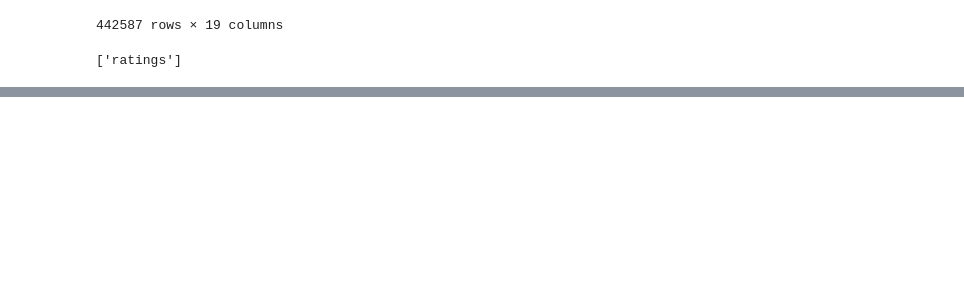
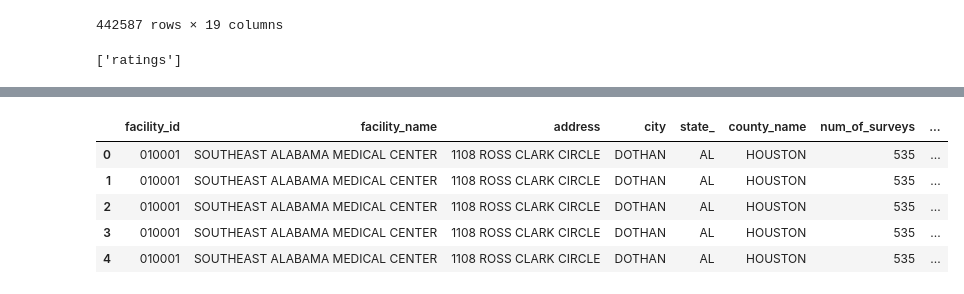
Before and after one commit to RainRad/ETL-Project, a Jupyter notebook: Hospital_ratings.ipynb, the cells around one changed output, grey strips where cells are left out. Drawn from its saved outputs; the diff is of its cells as text; code cells hidden in the pictures; blank space fills up the shorter version.

```diff
--- a/Hospital_ratings.ipynb
+++ b/Hospital_ratings.ipynb
@@ -87,0 +83,10 @@ DataError: (psycopg2.errors.StringDataRightTruncation) value too long for type c
+# %%
+#confirm by querying ratings table
+pd.read_sql_query('select * from ratings', con=engine).head()
+# %% [output]
+|  | facility_id | facility_name | address | city | state_ | county_name | num_of_surveys | ... |
+| 0 | 010001 | SOUTHEAST ALABAMA MEDICAL CENTER | 1108 ROSS CLARK CIRCLE | DOTHAN | AL | HOUSTON | 535 | ... |
+| 1 | 010001 | SOUTHEAST ALABAMA MEDICAL CENTER | 1108 ROSS CLARK CIRCLE | DOTHAN | AL | HOUSTON | 535 | ... |
+| 2 | 010001 | SOUTHEAST ALABAMA MEDICAL CENTER | 1108 ROSS CLARK CIRCLE | DOTHAN | AL | HOUSTON | 535 | ... |
+| 3 | 010001 | SOUTHEAST ALABAMA MEDICAL CENTER | 1108 ROSS CLARK CIRCLE | DOTHAN | AL | HOUSTON | 535 | ... |
+| 4 | 010001 | SOUTHEAST ALABAMA MEDICAL CENTER | 1108 ROSS CLARK CIRCLE | DOTHAN | AL | HOUSTON | 535 | ... |
```
Also changed, not shown: parts of 1 cell of this notebook, 1 other file.
